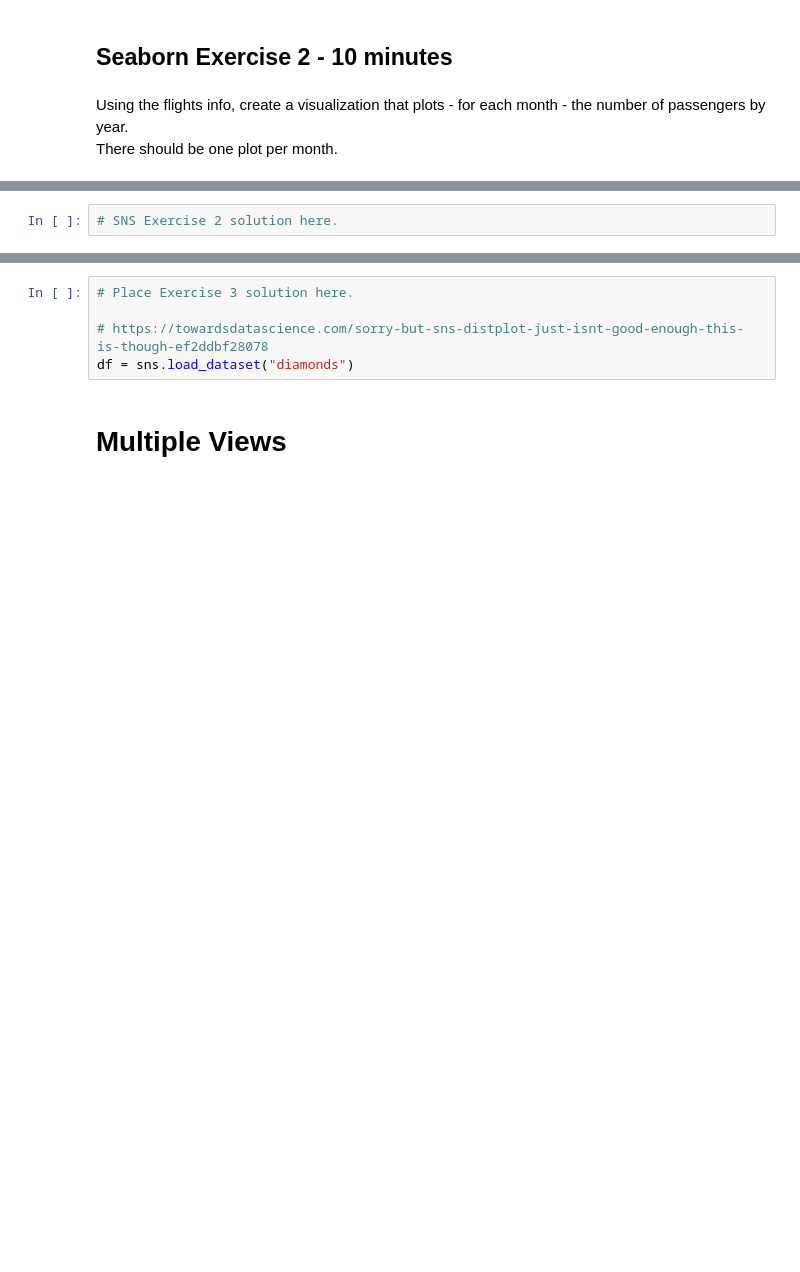
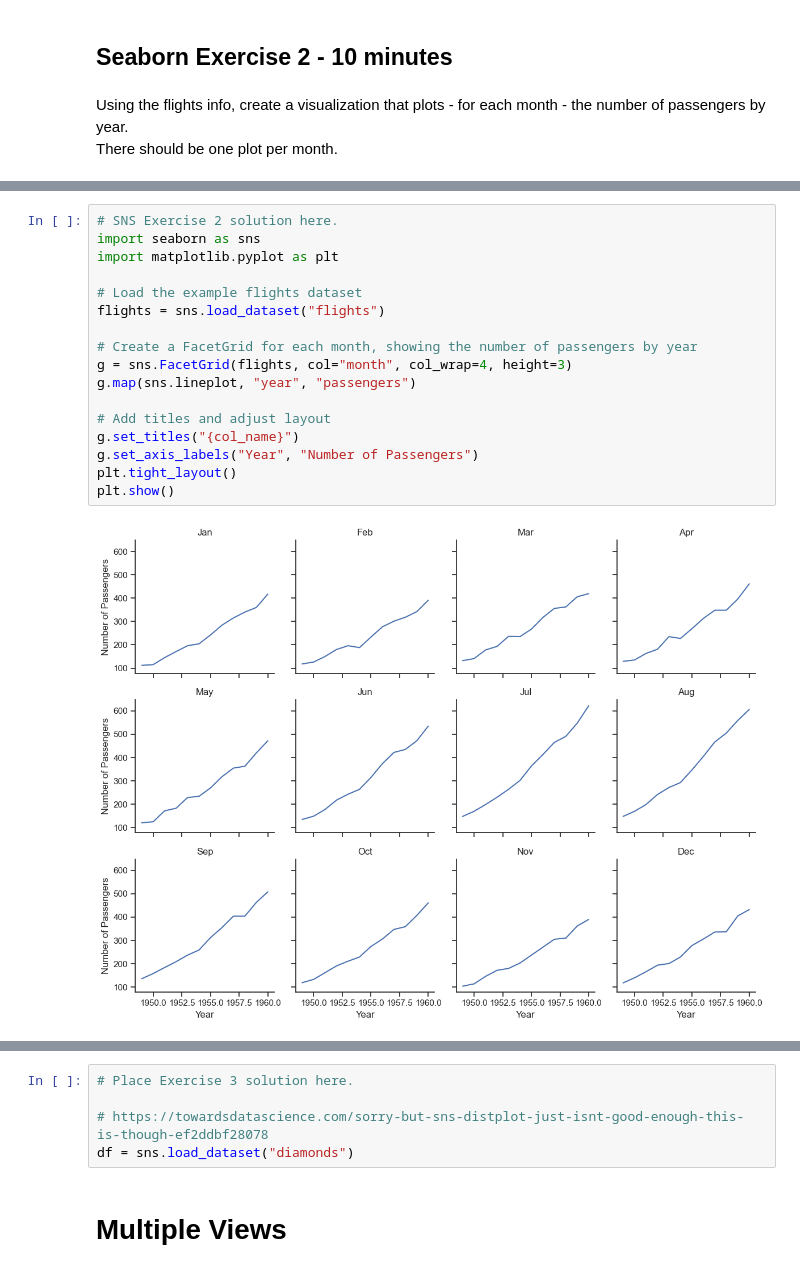
Before and after one commit to jcbowyer/python-visualization-course, a Jupyter notebook: Student 2 - Seaborn 2022.ipynb, the cells around one changed output, grey strips where cells are left out. Drawn from its saved outputs; the diff is of its cells as text; blank space fills up the shorter version.

```diff
--- a/Student 2 - Seaborn 2022.ipynb
+++ b/Student 2 - Seaborn 2022.ipynb
@@ -377,5 +537,22 @@ flights.shape
 # %%
 # SNS Exercise 2 solution here.
+import seaborn as sns
+import matplotlib.pyplot as plt
+
+# Load the example flights dataset
+flights = sns.load_dataset("flights")
+
+# Create a FacetGrid for each month, showing the number of passengers by year
+g = sns.FacetGrid(flights, col="month", col_wrap=4, height=3)
+g.map(sns.lineplot, "year", "passengers")
+
+# Add titles and adjust layout
+g.set_titles("{col_name}")
+g.set_axis_labels("Year", "Number of Passengers")
+plt.tight_layout()
+plt.show()
+# %% [output]
+[figure, added]
 # %% [markdown]
 ## Seaborn Exercise 3 - 15 minutes
 
```
Also changed, not shown: parts of 58 cells of this notebook, 2 other files.
